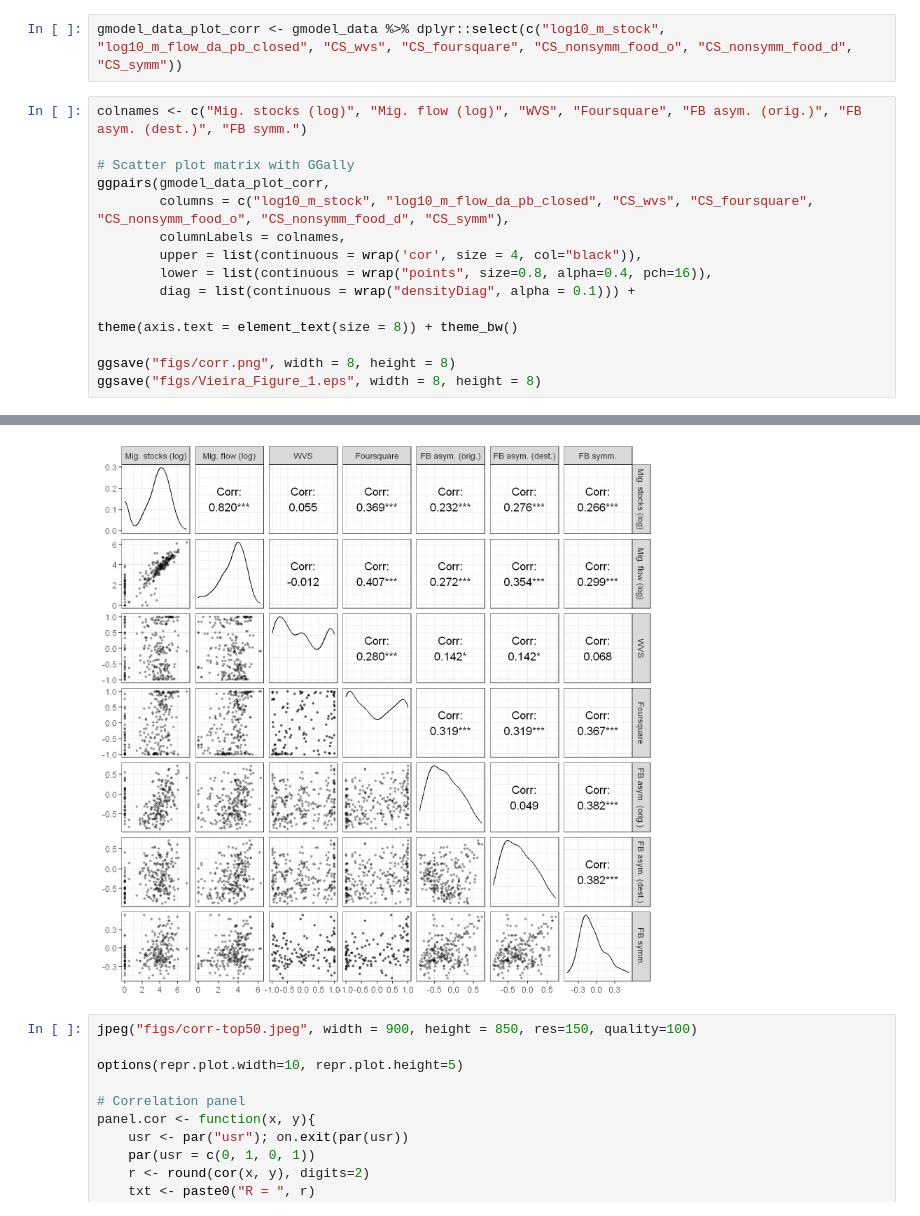
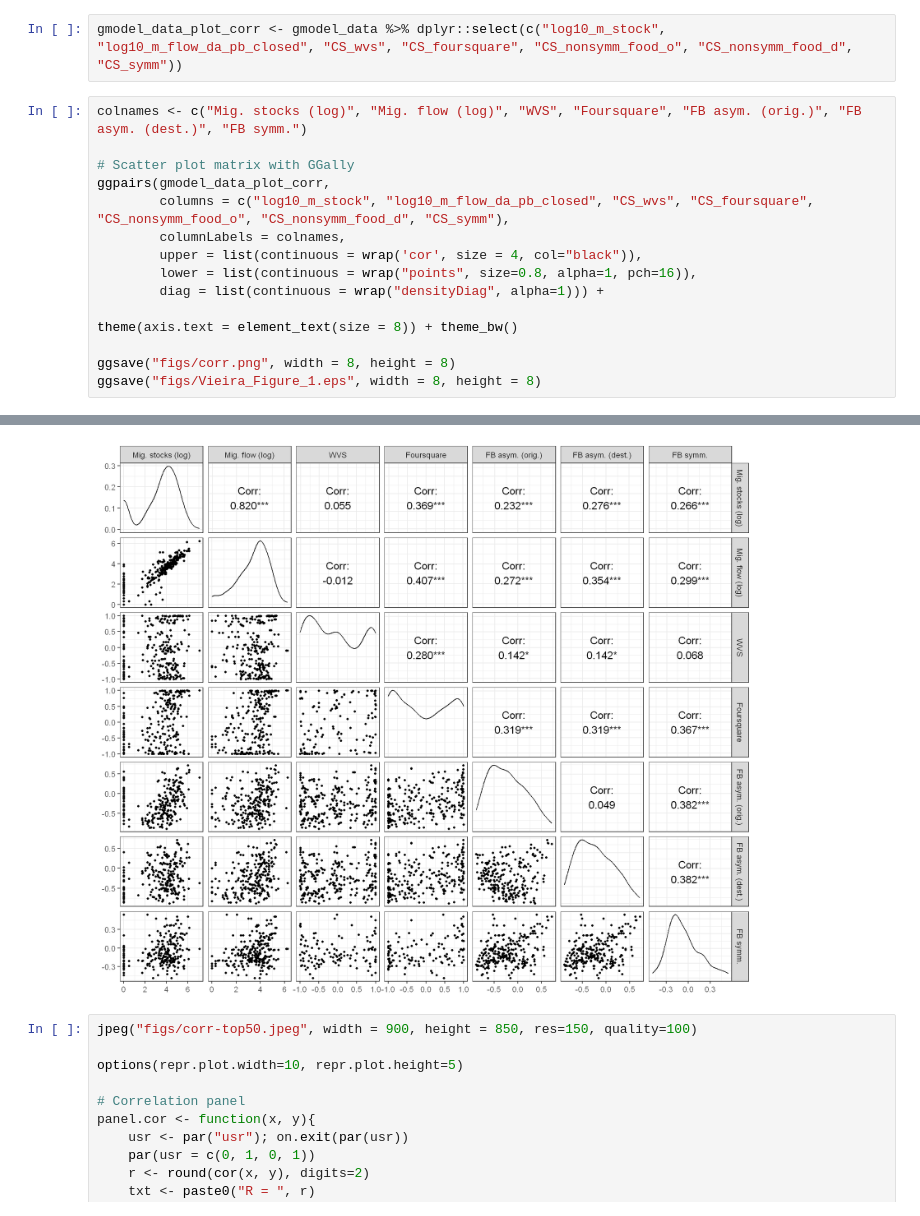
Before and after one commit to carolcoimbra/fb-gravity, a Jupyter notebook: 02.gravity_models.ipynb, the cells around one changed output, grey strips where cells are left out. Drawn from its saved outputs; the diff is of its cells as text.

```diff
--- a/02.gravity_models.ipynb
+++ b/02.gravity_models.ipynb
@@ -1229,8 +1227,8 @@ ggpairs(gmodel_data_plot_corr,
         columns = c("log10_m_stock", "log10_m_flow_da_pb_closed", "CS_wvs", "CS_foursquare", "CS_nonsymm_food_o", "CS_nonsymm_food_d", "CS_symm"),
         columnLabels = colnames,
         upper = list(continuous = wrap('cor', size = 4, col="black")),
-        lower = list(continuous = wrap("points", size=0.8, alpha=0.4, pch=16)),
-        diag = list(continuous = wrap("densityDiag", alpha = 0.1))) +
+        lower = list(continuous = wrap("points", size=0.8, alpha=1, pch=16)),
+        diag = list(continuous = wrap("densityDiag", alpha=1))) +
 
 theme(axis.text = element_text(size = 8)) + theme_bw()
 
@@ -1242,4 +1238,4 @@ Warning message in grid.Call.graphics(C_points, x$x, x$y, x$pch, x$size):
-[figure, old version]
+[figure, new version]
 # %%
 jpeg("figs/corr-top50.jpeg", width = 900, height = 850, res=150, quality=100)
 
```
Also changed, not shown: parts of 7 cells of this notebook, 12 other files.
